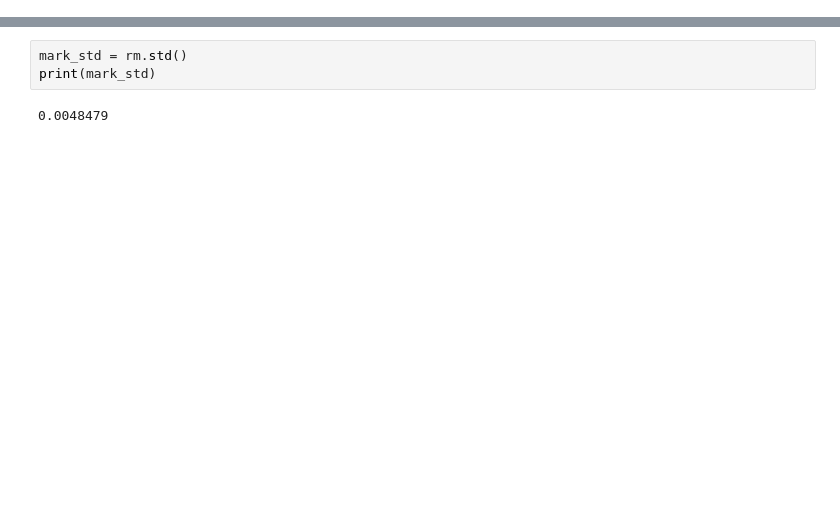
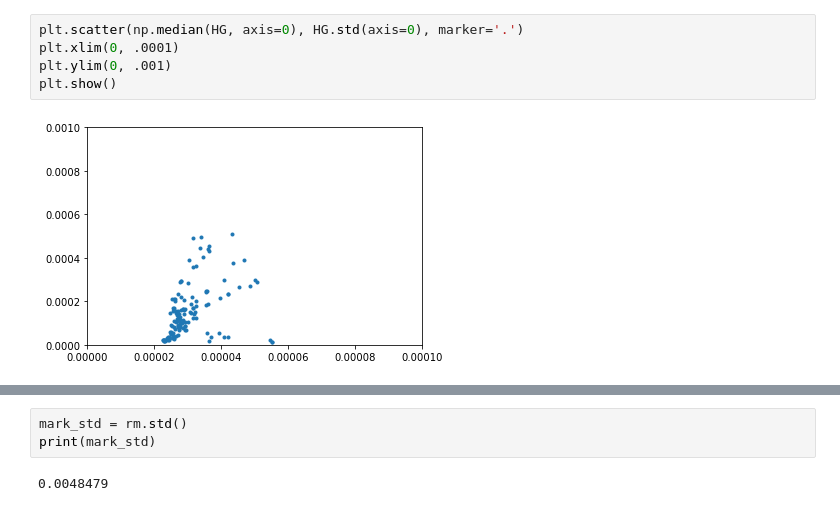
Before and after one commit to BouchardLab/info_measures, a Jupyter notebook: notebooks/ecog_audio.ipynb, the cells around one changed output, grey strips where cells are left out. Drawn from its saved outputs; the diff is of its cells as text; blank space fills up the shorter version.

```diff
--- a/notebooks/ecog_audio.ipynb
+++ b/notebooks/ecog_audio.ipynb
@@ -23,0 +91,7 @@ for fname in files:
+# %%
+plt.scatter(np.median(HG, axis=0), HG.std(axis=0), marker='.')
+plt.xlim(0, .0001)
+plt.ylim(0, .001)
+plt.show()
+# %% [output]
+[figure, added]
```
Also changed, not shown: parts of 20 cells of this notebook, 1 other file.
